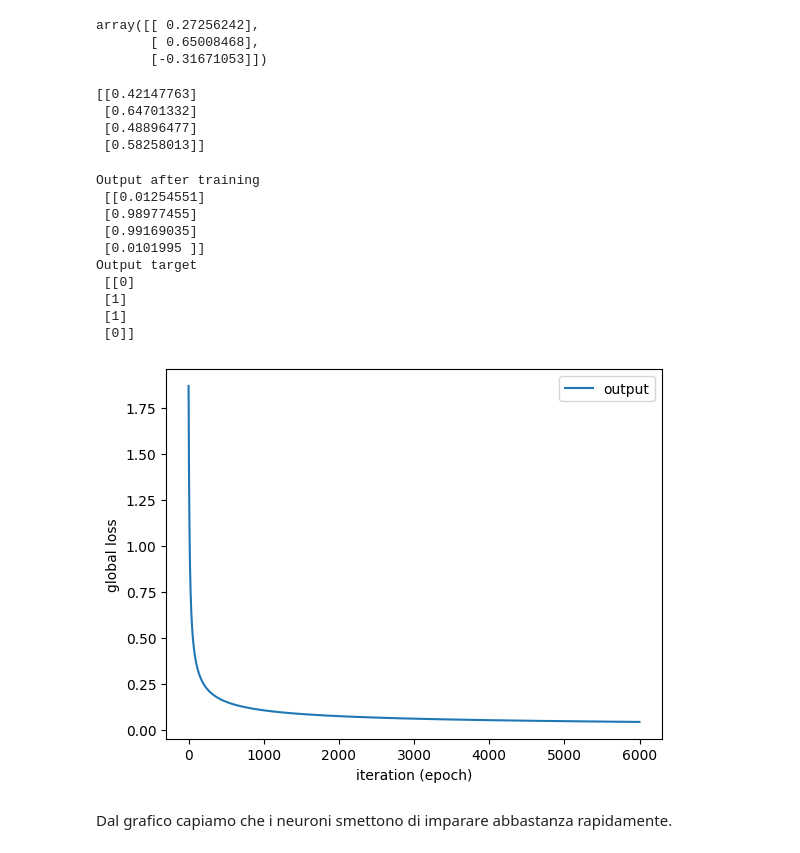
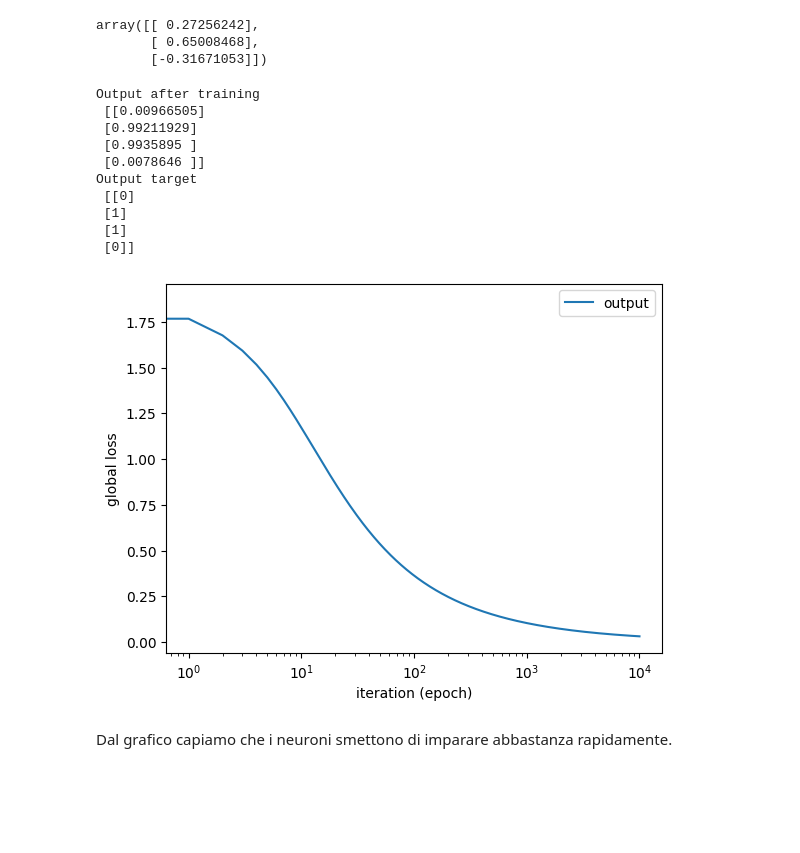
Before and after one commit to TheFox9711/MLPNS_LVolpi, a Jupyter notebook: NeuralNetwork.ipynb, the cells around one changed output. Drawn from its saved outputs; the diff is of its cells as text; code cells hidden in the pictures; blank space fills up the shorter version.

```diff
--- a/NeuralNetwork.ipynb
+++ b/NeuralNetwork.ipynb
@@ -57,14 +67,14 @@ def dsigmoid(s):
     return s * (1. - s)
 # %%
 # Usiamo come loss function la L1
-def loss(prediction, target):
+def loss(target, prediction):
     return target - prediction
 # %% [markdown]
 # Neural network
 # %%
 np.random.seed(302)
 
-training = 6000
+training = 10**4
 
 # Creiamo l'unico layer
 # 4x3 3x1 = 4x1  (nel senso della moltiplicazione tra matrici)
@@ -79,32 +89,27 @@ array([[ 0.27256242],
 loss_output = []
 
 for iter in range(training):
-    inputLayers = X
+    inputLayer = X
 
     # Forward propagation
-    l1 = np.dot(inputLayers, syn0)
+    l1 = np.dot(inputLayer, syn0)
     output = sigmoid(l1)  # Mettiamo un bias = 0
 
-    output_error = loss(output, y)
+    output_error = loss(y, output)
     loss_output.append(np.abs(output_error).sum())
     output_delta = output_error * dsigmoid(output)
 
     # Applichiamo la correzione
-    syn0 += np.dot(inputLayers.T, output_delta)
+    syn0 += np.dot(inputLayer.T, output_delta)
-# %% [output]
-[[0.42147763]
- [0.64701332]
- [0.48896477]
- [0.58258013]]
 # %%
 print('Output after training\n', output)
 print('Output target\n', y)
 # %% [output]
 Output after training
- [[0.01254551]
- [0.98977455]
- [0.99169035]
- [0.0101995 ]]
+ [[0.00966505]
+ [0.99211929]
+ [0.9935895 ]
+ [0.0078646 ]]
 Output target
  [[0]
  [1]
@@ -113,10 +118,11 @@ Output target
 # %%
 pl.plot(loss_output, label='output')
 pl.legend()
 pl.xlabel('iteration (epoch)')
-pl.ylabel('global loss');
+pl.ylabel('global loss')
+pl.xscale('log');
 # %% [output]
-[figure, old version]
+[figure, new version]
 # %% [markdown]
 Dal grafico capiamo che i neuroni smettono di imparare abbastanza rapidamente.
 # %% [markdown]
```
Also changed, not shown: parts of 9 cells of this notebook.
